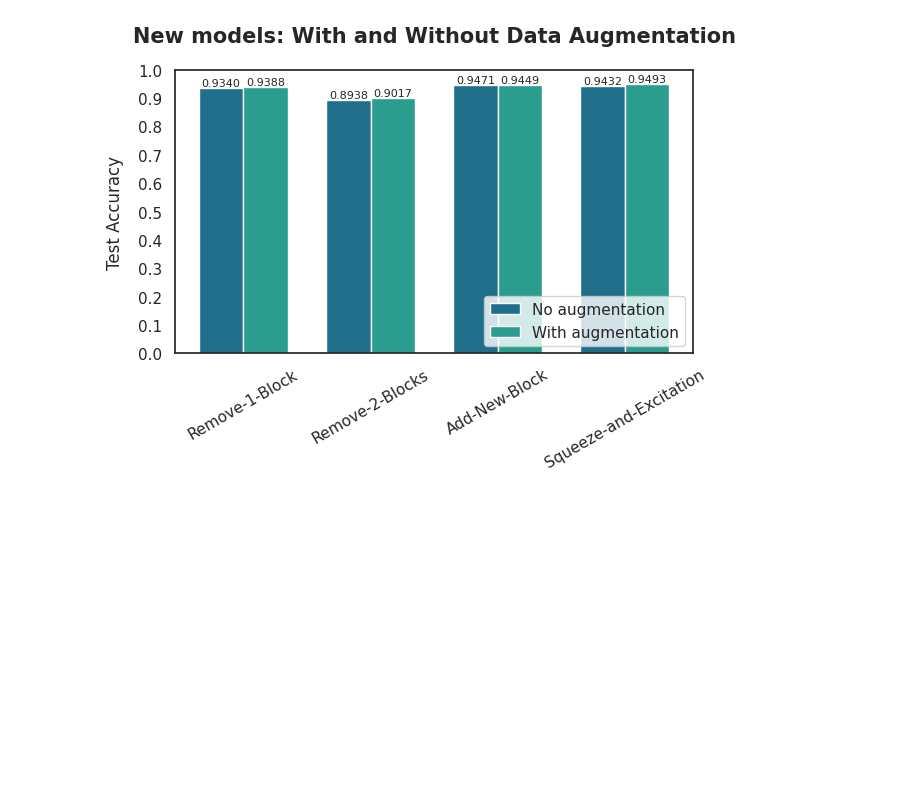
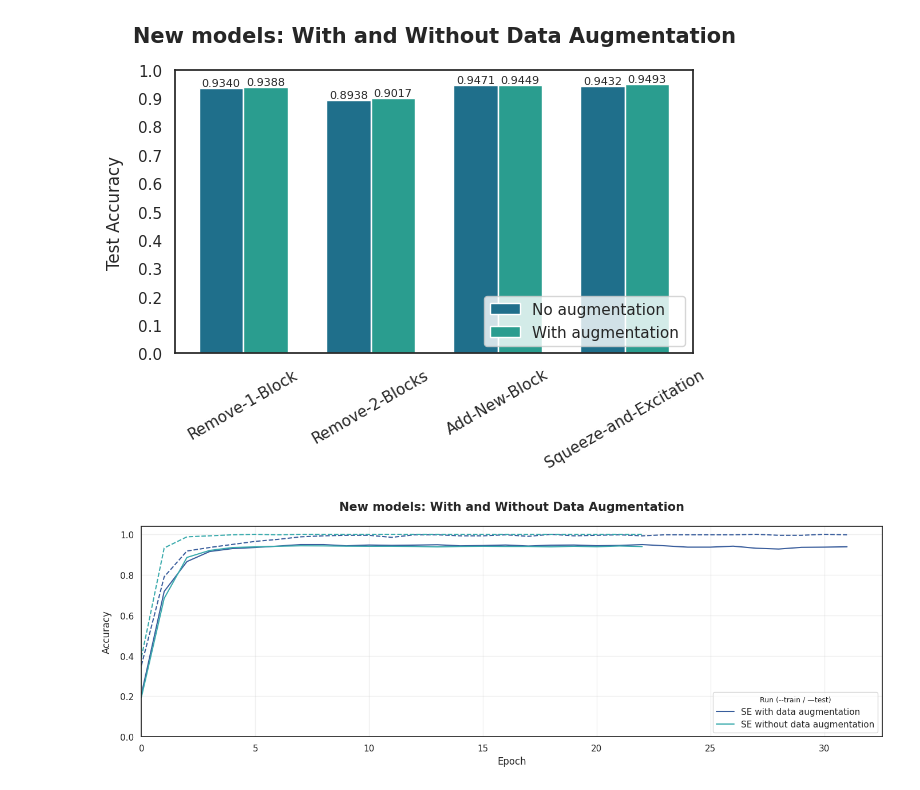
Before and after one commit to MCV-C3/project-team-6, a Jupyter notebook: Week3/report/plot_report.ipynb, the cells around one changed output. Saved outputs shown, nothing was run; the diff lists cells and outputs as text; code cells hidden in the pictures; blank space fills up the shorter version.

Commit message:
Various plots

```diff
--- a/Week3/report/plot_report.ipynb
+++ b/Week3/report/plot_report.ipynb
@@ -148,3 +148,30 @@ plt.tight_layout()
 plt.show()
 # %% [output]
 [figure]
+# %%
+df = pd.read_csv("wandb_export_2026-01-11T16_43_00.939+01_00.csv")
+# %%
+plt.figure(figsize=(14, 5))
+
+cmap = plt.get_cmap('mako')
+colors = cmap(np.linspace(0.4, 0.8, 4))
+
+plt.plot(df['Step'], df["Squeeze-and-Excitation Unfreezed WDA - test_accuracy"],  label=f"SE with data augmentation", color=colors[0])
+plt.plot(df['Step'], df["Squeeze-and-Excitation Unfreezed WDA - train_accuracy"], linestyle="--", color=colors[0])
+plt.plot(df['Step'], df["Squeeze-and-Excitation Unfreezed - test_accuracy"],  label=f"SE without data augmentation", color=colors[2])
+plt.plot(df['Step'], df["Squeeze-and-Excitation Unfreezed - train_accuracy"], linestyle="--", color=colors[2])
+
+handles, labels = plt.gca().get_legend_handles_labels()
+by_label = dict(zip(labels, handles))
+legend = plt.legend(by_label.values(), by_label.keys(), title="Run (--train / —test)", loc='lower right')
+plt.setp(legend.get_title(), fontsize=9)
+plt.title("New models: With and Without Data Augmentation", fontsize=15, pad=20, fontweight='bold')
+plt.ylabel("Accuracy", fontsize=12, labelpad=10)
+plt.xlabel("Epoch")
+plt.xlim(left=0)
+plt.yticks([0, 0.2, 0.4, 0.6, 0.8, 1])
+plt.grid(True, alpha=0.3)
+plt.tight_layout()
+plt.show()
+# %% [output]
+[figure, added]
```
Also changed, not shown: parts of 3 cells of this notebook, 4 other files.
